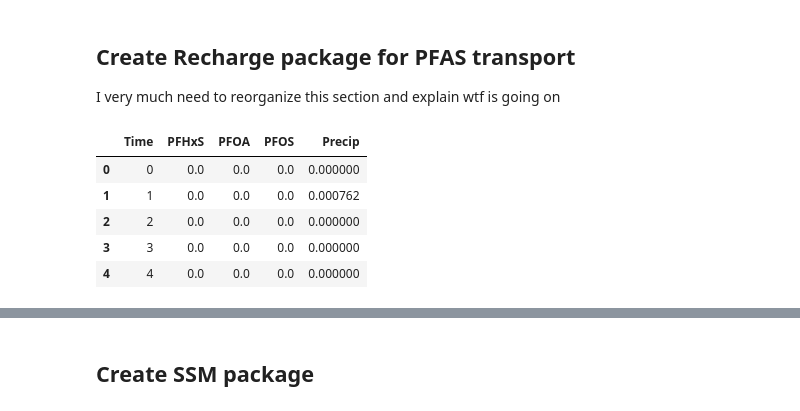
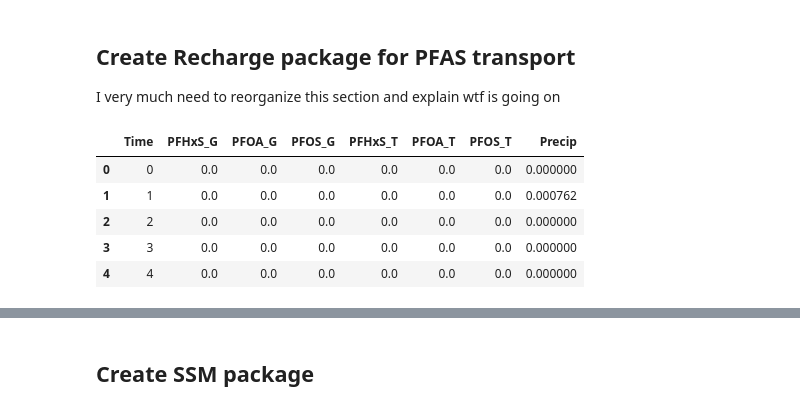
Before and after one commit to jackplogan33/peterson-modflow, a Jupyter notebook: notebooks/02-transport-model.ipynb, the cells around one changed output, grey strips where cells are left out. Saved outputs shown, nothing was run; the diff lists cells and outputs as text; code cells hidden in the pictures.

```diff
--- a/notebooks/02-transport-model.ipynb
+++ b/notebooks/02-transport-model.ipynb
@@ -276,15 +276,15 @@ ist = flopy.mf6.ModflowGwtist(
 I very much need to reorganize this section and explain wtf is going on
 # %%
 conc_ts = pd.read_excel('../../data/time_series_data.xlsx', skiprows=[1])
-conc_ts.loc[18262, :] = np.array([18262, 0, 0, 0, 0])
+conc_ts.loc[18262, :] = np.array([18262, 0, 0, 0, 0,0,0,0])
 conc_ts.head()
 # %% [output]
-|  | Time | PFHxS | PFOA | PFOS | Precip |
-| 0 | 0 | 0.0 | 0.0 | 0.0 | 0.000000 |
-| 1 | 1 | 0.0 | 0.0 | 0.0 | 0.000762 |
-| 2 | 2 | 0.0 | 0.0 | 0.0 | 0.000000 |
-| 3 | 3 | 0.0 | 0.0 | 0.0 | 0.000000 |
-| 4 | 4 | 0.0 | 0.0 | 0.0 | 0.000000 |
+|  | Time | PFHxS_G | PFOA_G | PFOS_G | PFHxS_T | PFOA_T | PFOS_T | Precip |
+| 0 | 0 | 0.0 | 0.0 | 0.0 | 0.0 | 0.0 | 0.0 | 0.000000 |
+| 1 | 1 | 0.0 | 0.0 | 0.0 | 0.0 | 0.0 | 0.0 | 0.000762 |
+| 2 | 2 | 0.0 | 0.0 | 0.0 | 0.0 | 0.0 | 0.0 | 0.000000 |
+| 3 | 3 | 0.0 | 0.0 | 0.0 | 0.0 | 0.0 | 0.0 | 0.000000 |
+| 4 | 4 | 0.0 | 0.0 | 0.0 | 0.0 | 0.0 | 0.0 | 0.000000 |
 # %%
 ts_in = {
     'filename':'peterson_solutes.ts',
```
Also changed, not shown: parts of 3 cells of this notebook.
